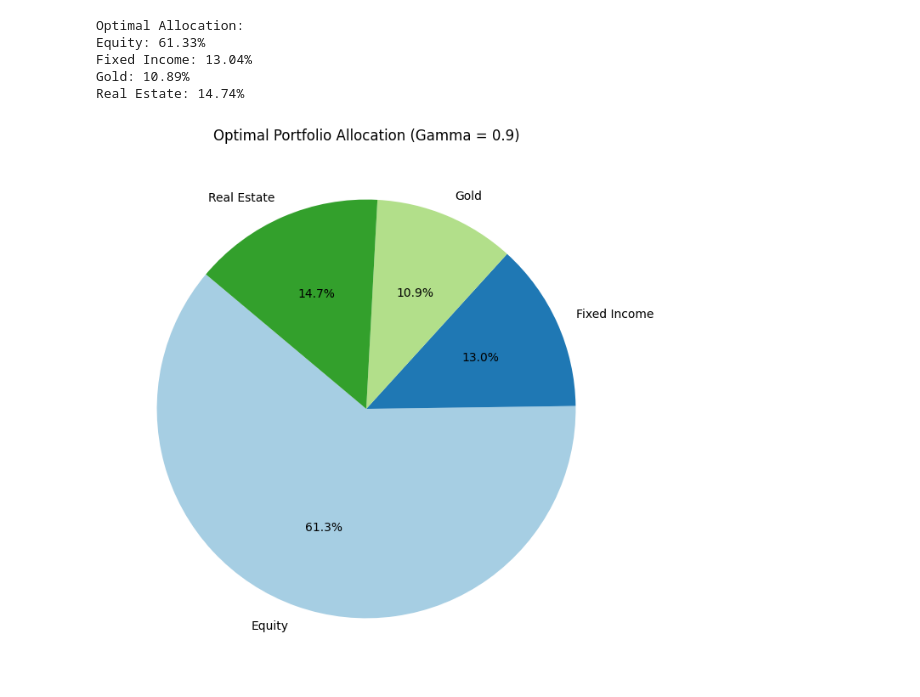
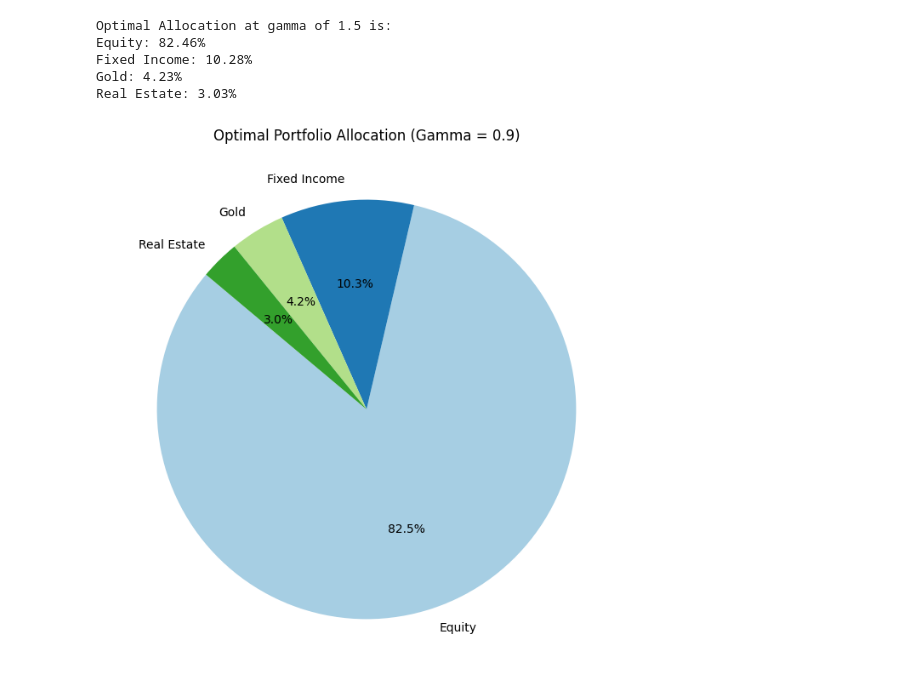
Before and after one commit to aditgupta/expected-utility, a Jupyter notebook: expected-utility.ipynb, the cells around one changed output. Saved outputs shown, nothing was run; the diff lists cells and outputs as text; code cells hidden in the pictures.

```diff
--- a/expected-utility.ipynb
+++ b/expected-utility.ipynb
@@ -5,8 +5,8 @@ import matplotlib.pyplot as plt
 # Step 1: Define parameters for four asset classes
 n_asset_classes = 4
 asset_classes = ['Equity', 'Fixed Income', 'Gold', 'Real Estate']
-mean_returns = np.array([0.12, 0.07, 0.08, 0.08])  # Expected annual returns
-volatilities = np.array([0.20, 0.05, 0.15, 0.12])  # Annual volatilities
+mean_returns = np.array([0.12, 0.07, 0.08, 0.09])  # Expected annual returns
+volatilities = np.array([0.18, 0.02, 0.05, 0.12])  # Annual volatilities
 
 correlation_matrix = np.array([
     [1.0, 0.3, 0.2, 0.4],  # Equity correlations
@@ -20,8 +20,8 @@ cov_matrix = np.outer(volatilities, volatilities) * correlation_matrix  # Covari
 # Step 2: Simulate portfolio returns for different allocations
 n_allocations = 10000  # Number of random portfolio allocations
 allocations = np.random.dirichlet(np.ones(n_asset_classes), size=n_allocations)  # Random allocations summing to 1
-gamma = 2.0  # CRRA coefficient
-initial_wealth = 1_000_000  # Initial wealth in INR
+gamma = 1.5  # CRRA coefficient
+initial_wealth = 10_000_000  # Initial wealth in INR
 n_years = 10  # Investment horizon in years
 n_simulations = 10000  # Number of return simulations
 
@@ -36,37 +36,37 @@ for allocation in allocations:
     simulated_terminal_wealth = initial_wealth * np.exp(
         (portfolio_mean_return - 0.5 * portfolio_volatility ** 2) * n_years +
         portfolio_volatility * np.sqrt(n_years) * np.random.randn(n_simulations)
     )
 
     # Calculate CRRA utility for each simulation (gamma = 0.9 case)
     if gamma != 1:
         utility = (simulated_terminal_wealth ** (1 - gamma)) / (1 - gamma)
     else:
         utility = np.log(simulated_terminal_wealth)
 
     # Store the expected utility (mean of simulated utilities)
     expected_utilities.append(np.mean(utility))
 
 # Step 3: Find the optimal allocation
 optimal_index = np.argmax(expected_utilities)
 optimal_allocation = allocations[optimal_index]
 
 optimal_allocation_dict = {asset_classes[i]: optimal_allocation[i] for i in range(n_asset_classes)}
 
 # Display the optimal allocation
-print("Optimal Allocation:")
+print("Optimal Allocation at gamma of "+ str(gamma) + " is:")
 for asset, alloc in optimal_allocation_dict.items():
     print(f"{asset}: {alloc:.2%}")
 
 # Step 4: Plot the optimal allocation as a pie chart
 plt.figure(figsize=(8, 8))
 plt.pie(optimal_allocation, labels=asset_classes, autopct='%1.1f%%', startangle=140, colors=plt.cm.Paired.colors)
 plt.title('Optimal Portfolio Allocation (Gamma = 0.9)')
 plt.show()
 # %% [output]
-Optimal Allocation:
-Equity: 61.33%
-Fixed Income: 13.04%
-Gold: 10.89%
-Real Estate: 14.74%
+Optimal Allocation at gamma of 1.5 is:
+Equity: 82.46%
+Fixed Income: 10.28%
+Gold: 4.23%
+Real Estate: 3.03%
-[figure, old version]
+[figure, new version]
```
